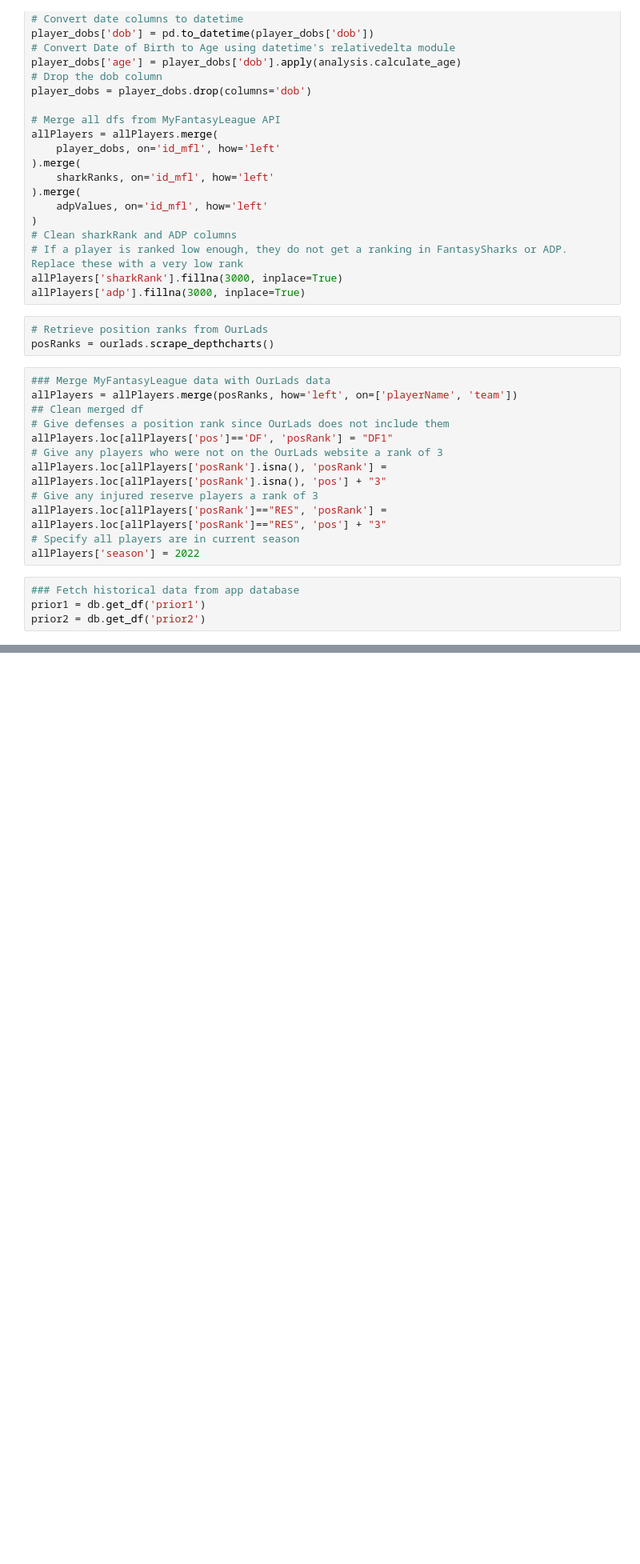
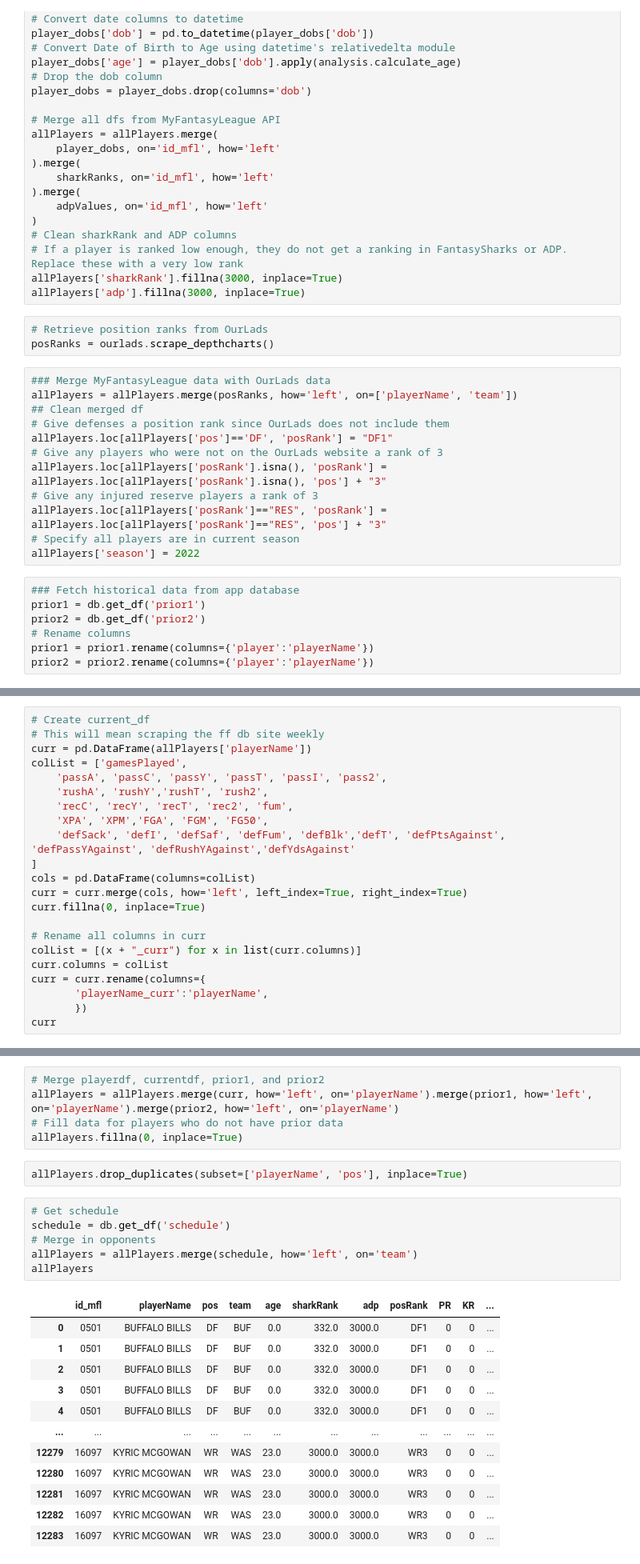
Before and after one commit to travisdharry/FantasyFootballApp, a Jupyter notebook: notebooks/scheduler.ipynb, the cells around one changed output, grey strips where cells are left out. Shown at 80% size. Saved outputs shown, nothing was run; the diff lists cells and outputs as text; blank space fills up the shorter version.

```diff
--- a/notebooks/scheduler.ipynb
+++ b/notebooks/scheduler.ipynb
@@ -91,3 +92,6 @@ allPlayers['season'] = 2022
 ### Fetch historical data from app database
 prior1 = db.get_df('prior1')
 prior2 = db.get_df('prior2')
+# Rename columns
+prior1 = prior1.rename(columns={'player':'playerName'})
+prior2 = prior2.rename(columns={'player':'playerName'})
@@ -109,0 +98,22 @@ allPlayers
+# %%
+# Create current_df
+# This will mean scraping the ff db site weekly
+curr = pd.DataFrame(allPlayers['playerName'])
+colList = ['gamesPlayed',
+    'passA', 'passC', 'passY', 'passT', 'passI', 'pass2',
+    'rushA', 'rushY','rushT', 'rush2',
+    'recC', 'recY', 'recT', 'rec2', 'fum',
+    'XPA', 'XPM','FGA', 'FGM', 'FG50',
+    'defSack', 'defI', 'defSaf', 'defFum', 'defBlk','defT', 'defPtsAgainst', 'defPassYAgainst', 'defRushYAgainst','defYdsAgainst'
+]
+cols = pd.DataFrame(columns=colList)
+curr = curr.merge(cols, how='left', left_index=True, right_index=True)
+curr.fillna(0, inplace=True)
+
+# Rename all columns in curr
+colList = [(x + "_curr") for x in list(curr.columns)]
+curr.columns = colList
+curr = curr.rename(columns={
+       'playerName_curr':'playerName',
+       })
+curr
@@ -109,0 +134,26 @@ allPlayers
+# %%
+# Merge playerdf, currentdf, prior1, and prior2
+allPlayers = allPlayers.merge(curr, how='left', on='playerName').merge(prior1, how='left', on='playerName').merge(prior2, how='left', on='playerName')
+# Fill data for players who do not have prior data
+allPlayers.fillna(0, inplace=True)
+# %%
+allPlayers.drop_duplicates(subset=['playerName', 'pos'], inplace=True)
+# %%
+# Get schedule
+schedule = db.get_df('schedule')
+# Merge in opponents
+allPlayers = allPlayers.merge(schedule, how='left', on='team')
+allPlayers
+# %% [output]
+|  | id_mfl | playerName | pos | team | age | sharkRank | adp | posRank | PR | KR | ... |
+| 0 | 0501 | BUFFALO BILLS | DF | BUF | 0.0 | 332.0 | 3000.0 | DF1 | 0 | 0 | ... |
+| 1 | 0501 | BUFFALO BILLS | DF | BUF | 0.0 | 332.0 | 3000.0 | DF1 | 0 | 0 | ... |
+| 2 | 0501 | BUFFALO BILLS | DF | BUF | 0.0 | 332.0 | 3000.0 | DF1 | 0 | 0 | ... |
+| 3 | 0501 | BUFFALO BILLS | DF | BUF | 0.0 | 332.0 | 3000.0 | DF1 | 0 | 0 | ... |
+| 4 | 0501 | BUFFALO BILLS | DF | BUF | 0.0 | 332.0 | 3000.0 | DF1 | 0 | 0 | ... |
+| ... | ... | ... | ... | ... | ... | ... | ... | ... | ... | ... | ... |
+| 12279 | 16097 | KYRIC MCGOWAN | WR | WAS | 23.0 | 3000.0 | 3000.0 | WR3 | 0 | 0 | ... |
+| 12280 | 16097 | KYRIC MCGOWAN | WR | WAS | 23.0 | 3000.0 | 3000.0 | WR3 | 0 | 0 | ... |
+| 12281 | 16097 | KYRIC MCGOWAN | WR | WAS | 23.0 | 3000.0 | 3000.0 | WR3 | 0 | 0 | ... |
+| 12282 | 16097 | KYRIC MCGOWAN | WR | WAS | 23.0 | 3000.0 | 3000.0 | WR3 | 0 | 0 | ... |
+| 12283 | 16097 | KYRIC MCGOWAN | WR | WAS | 23.0 | 3000.0 | 3000.0 | WR3 | 0 | 0 | ... |
```
Also changed, not shown: parts of 11 cells of this notebook, 1 other file.
